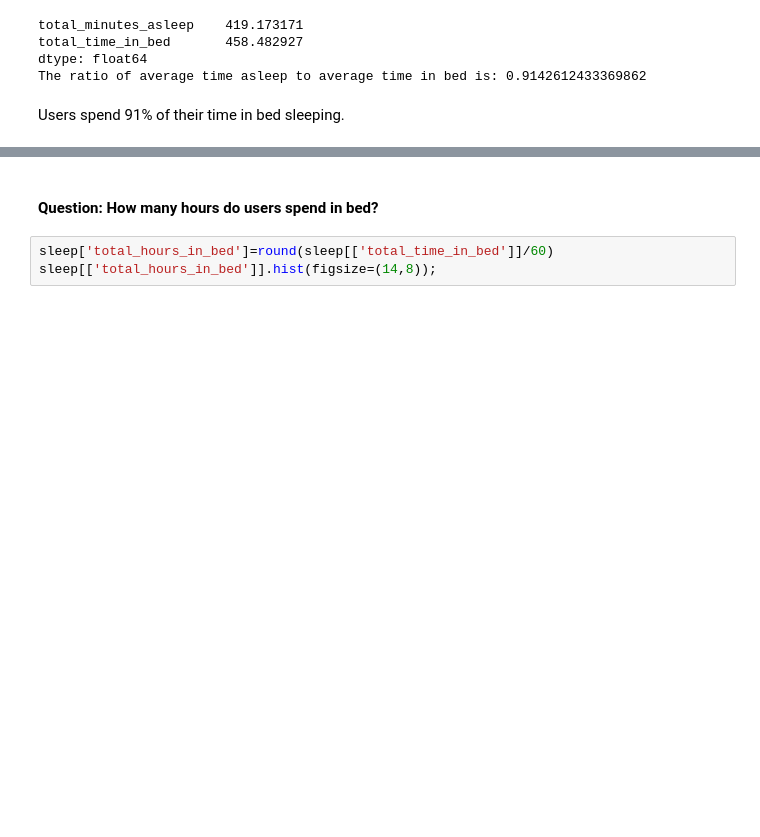
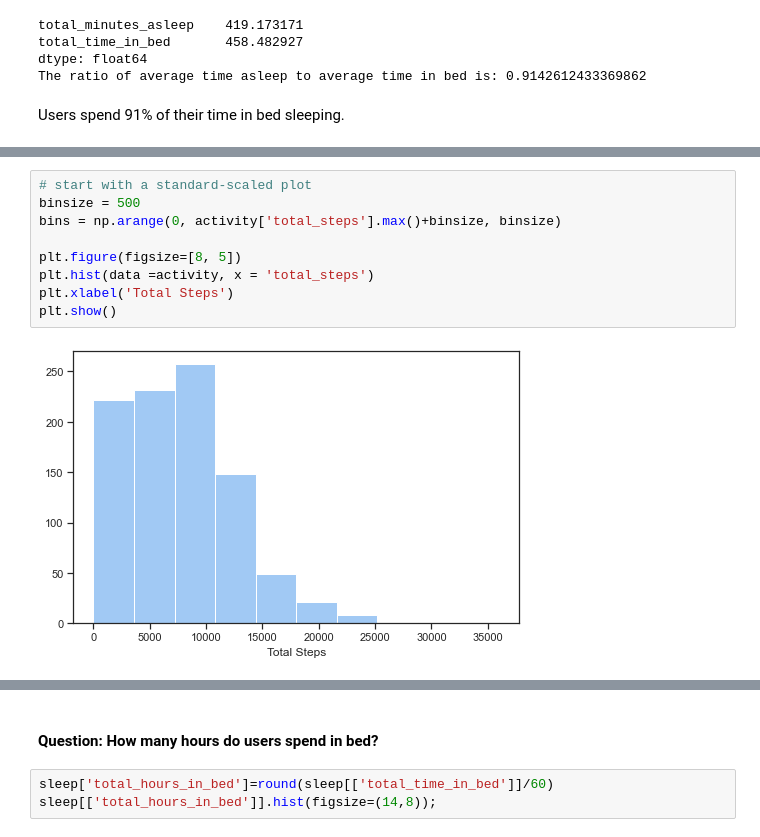
Before and after one commit to Ife-dayo/bellabeat, a Jupyter notebook: exploratory_analysis.ipynb, the cells around one changed output, grey strips where cells are left out. Cells and saved outputs as stored; diff of their text form; blank space fills up the shorter version.

```diff
--- a/exploratory_analysis.ipynb
+++ b/exploratory_analysis.ipynb
@@ -460,0 +453,11 @@ Observation- Users track their activity during the week more than weekends. This
+# %%
+# start with a standard-scaled plot
+binsize = 500
+bins = np.arange(0, activity['total_steps'].max()+binsize, binsize)
+
+plt.figure(figsize=[8, 5])
+plt.hist(data =activity, x = 'total_steps')
+plt.xlabel('Total Steps')
+plt.show()
+# %% [output]
+[figure, added]
```
Also changed, not shown: parts of 70 cells of this notebook.
